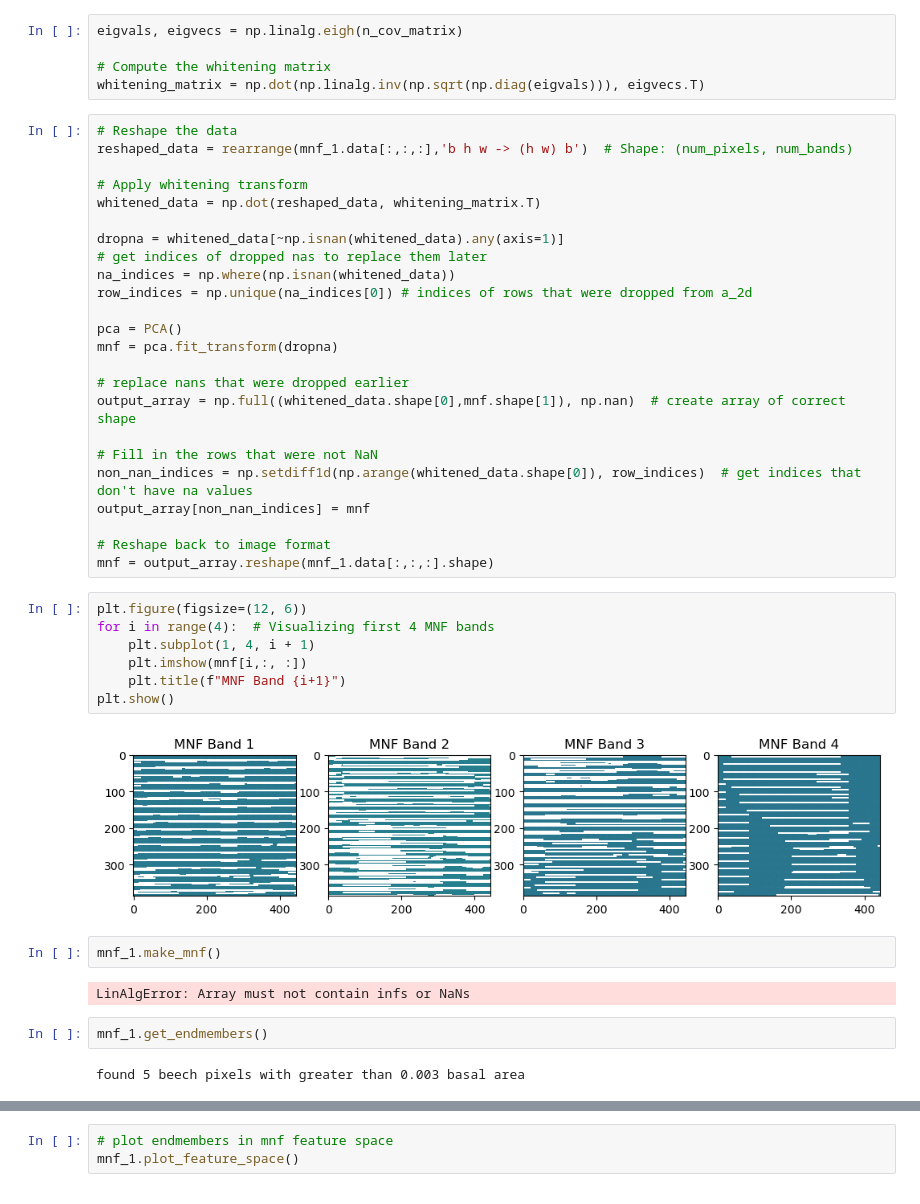
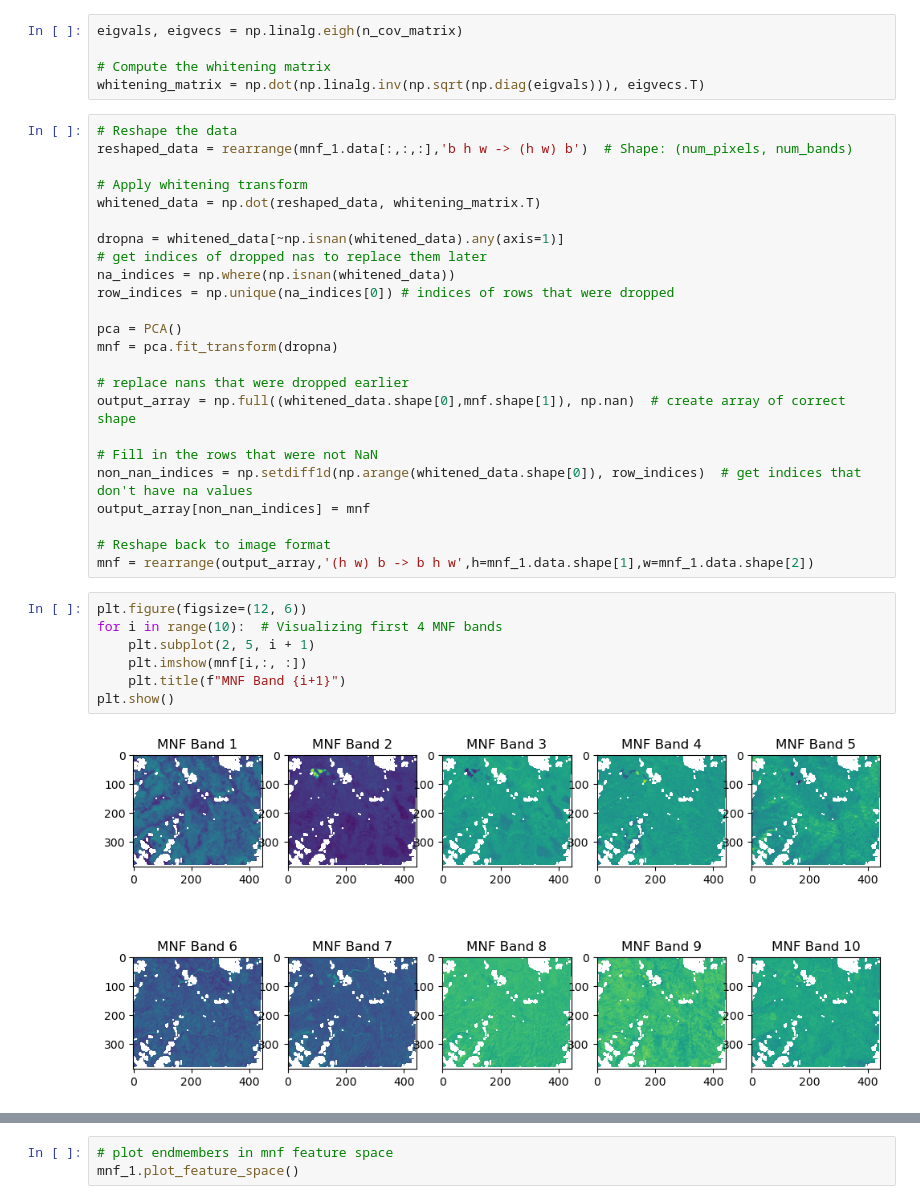
Before and after one commit to rosehanuy/beech-catskills, a Jupyter notebook: data_stack.ipynb, the cells around one changed output, grey strips where cells are left out. Drawn from its saved outputs; the diff is of its cells as text.

```diff
--- a/data_stack.ipynb
+++ b/data_stack.ipynb
@@ -474,7 +503,7 @@ whitened_data = np.dot(reshaped_data, whitening_matrix.T)
 dropna = whitened_data[~np.isnan(whitened_data).any(axis=1)]
 # get indices of dropped nas to replace them later
 na_indices = np.where(np.isnan(whitened_data))
-row_indices = np.unique(na_indices[0]) # indices of rows that were dropped from a_2d
+row_indices = np.unique(na_indices[0]) # indices of rows that were dropped
 
 pca = PCA()
 mnf = pca.fit_transform(dropna)
@@ -487,21 +516,13 @@ non_nan_indices = np.setdiff1d(np.arange(whitened_data.shape[0]), row_indices)
 output_array[non_nan_indices] = mnf
 
 # Reshape back to image format
-mnf = output_array.reshape(mnf_1.data[:,:,:].shape)
+mnf = rearrange(output_array,'(h w) b -> b h w',h=mnf_1.data.shape[1],w=mnf_1.data.shape[2])
 # %%
 plt.figure(figsize=(12, 6))
-for i in range(4):  # Visualizing first 4 MNF bands
-    plt.subplot(1, 4, i + 1)
+for i in range(10):  # Visualizing first 4 MNF bands
+    plt.subplot(2, 5, i + 1)
     plt.imshow(mnf[i,:, :])
     plt.title(f"MNF Band {i+1}")
 plt.show()
 # %% [output]
-[figure, old version]
+[figure, new version]
-# %%
-mnf_1.make_mnf()
-# %% [output]
-LinAlgError: Array must not contain infs or NaNs
-# %%
-mnf_1.get_endmembers()
-# %% [output]
-found 5 beech pixels with greater than 0.003 basal area
```
Also changed, not shown: parts of 3 cells of this notebook.
